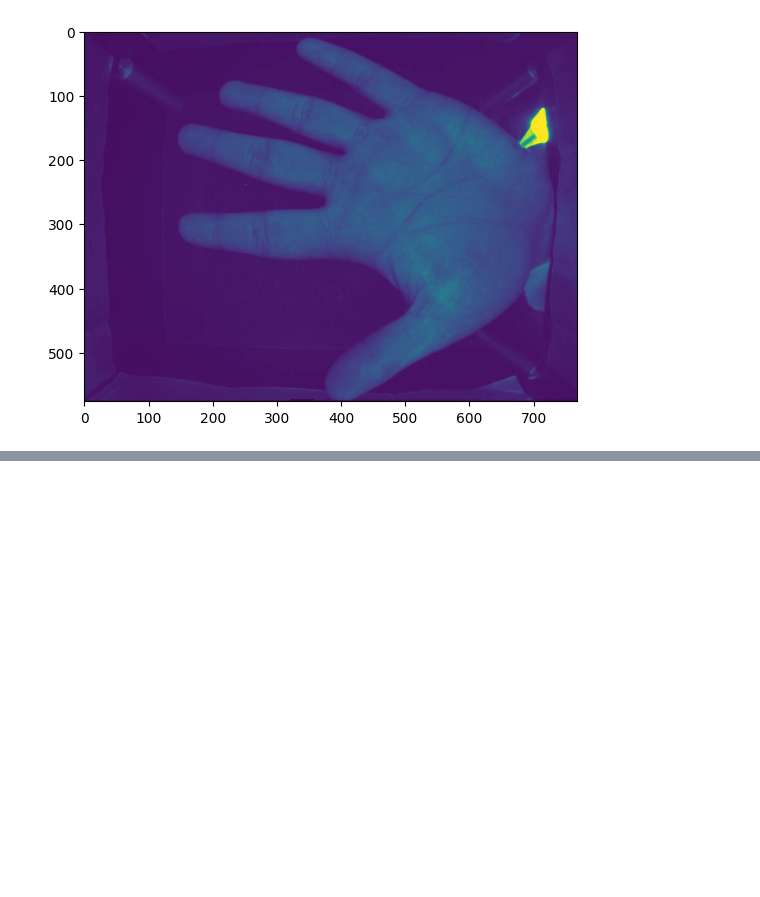
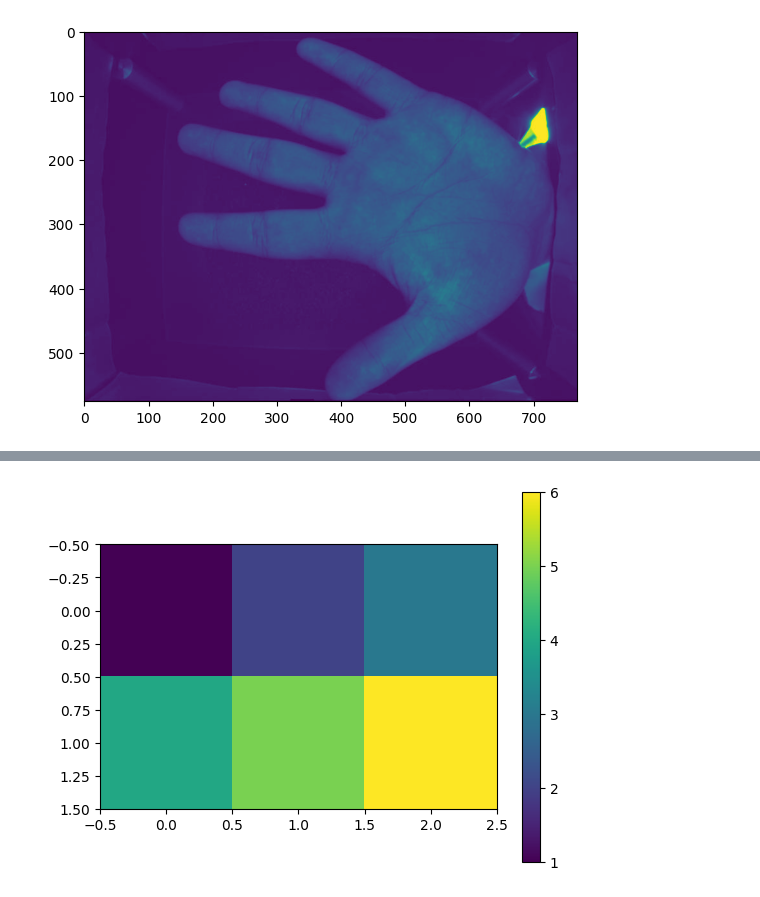
Before and after one commit to nonodev96/RNA_SI, a Jupyter notebook: scripts/test.ipynb, the cells around one changed output, grey strips where cells are left out. Saved outputs shown, nothing was run; the diff lists cells and outputs as text; code cells hidden in the pictures; blank space fills up the shorter version.

```diff
--- a/scripts/test.ipynb
+++ b/scripts/test.ipynb
@@ -108,0 +127,17 @@ plt.imshow(img,cmap='jet')
+# %%
+import torch
+import matplotlib.pyplot as plt
+import numpy as np
+
+# Crear un tensor
+tensor = torch.tensor([[1, 2, 3], [4, 5, 6]])
+
+# Convertir a NumPy
+numpy_array = tensor.numpy()
+
+# Visualizar usando Matplotlib
+plt.imshow(numpy_array, cmap='viridis')
+plt.colorbar()
+plt.show()
+# %% [output]
+[figure, added]
```
Also changed, not shown: parts of 3 cells of this notebook, 7 other files.
